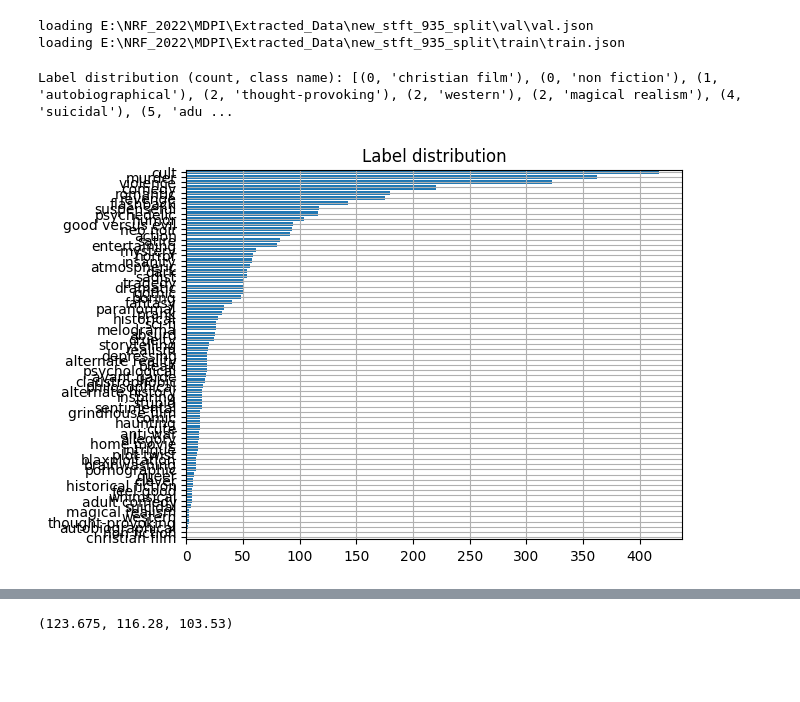
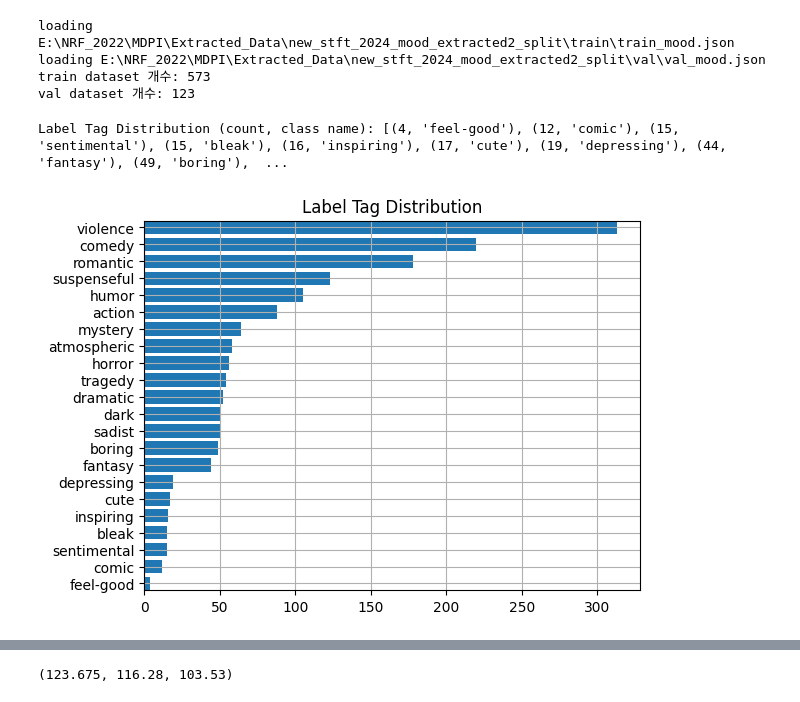
Before and after one commit to sylee97/Automatic-Movie-Tagging, a Jupyter notebook: train5.ipynb, the cells around one changed output, grey strips where cells are left out. Drawn from its saved outputs; the diff is of its cells as text; code cells hidden in the pictures; blank space fills up the shorter version.

Commit message:
Add train test22 (new mood tag_1, bceloss)

```diff
--- a/train5.ipynb
+++ b/train5.ipynb
@@ -68,43 +70,47 @@ class MpstDataset(Dataset):
         return len(self.imgs)
 # %%
 # Let's take a look at the data we have. To do it we need to load the dataset without augmentations.
-img_folder='E:\\NRF_2022\\MDPI\\Extracted_Data\\new_stft_935_split'
+img_folder=r'E:\NRF_2022\MDPI\Extracted_Data\new_stft_2024_mood_extracted2_split'
 split_train='train'
 split_val='val'
-dataset_val = MpstDataset(img_folder, os.path.join(img_folder, 'val', 'val.json'), None, split_val)
-dataset_train = MpstDataset(img_folder, os.path.join(img_folder, 'train', 'train.json'), None, split_train)
+dataset_train = MpstDataset(img_folder, os.path.join(img_folder, 'train', 'train_mood.json'), None, split_train)
+dataset_val = MpstDataset(img_folder, os.path.join(img_folder, 'val', 'val_mood.json'), None, split_val)
+print(f"train dataset 개수: {len(dataset_train)}")
+print(f"val dataset 개수: {len(dataset_val)}")
 
-# A simple function for visualization.
-def show_sample(img, binary_img_labels):
-    # Convert the binary labels back to the text representation.
-    img_labels = np.array(dataset_val.classes)[np.argwhere(binary_img_labels > 0)[:, 0]]
-    plt.imshow(img)
-    plt.title("{}".format(', '.join(img_labels)))
-    plt.axis('off')
-    plt.show()
+# # A simple function for visualization.
+# def show_sample(img, binary_img_labels):
+#     # Convert the binary labels back to the text representation.
+#     img_labels = np.array(dataset_val.classes)[np.argwhere(binary_img_labels > 0)[:, 0]]
+#     plt.imshow(img)
+#     plt.title("{}".format(', '.join(img_labels)))
+#     plt.axis('off')
+#     plt.show()
 
 # for sample_id in range(5):
 #     show_sample(*dataset_val[sample_id])
 # %% [output]
-loading E:\NRF_2022\MDPI\Extracted_Data\new_stft_935_split\val\val.json
-loading E:\NRF_2022\MDPI\Extracted_Data\new_stft_935_split\train\train.json
+loading E:\NRF_2022\MDPI\Extracted_Data\new_stft_2024_mood_extracted2_split\train\train_mood.json
+loading E:\NRF_2022\MDPI\Extracted_Data\new_stft_2024_mood_extracted2_split\val\val_mood.json
+train dataset 개수: 573
+val dataset 개수: 123
 # %%
 # Calculate label distribution for the entire dataset (train + val)
 samples = dataset_val.annos + dataset_train.annos
 samples = np.array(samples)
 with printoptions(precision=3, suppress=True):
     class_counts = np.sum(samples, axis=0)
     # Sort labels according to their frequency in the dataset.
     sorted_ids = np.array([i[0] for i in sorted(enumerate(class_counts), key=lambda x: x[1])], dtype=int)
-    print('Label distribution (count, class name):', list(zip(class_counts[sorted_ids].astype(int), np.array(dataset_val.classes)[sorted_ids])))
+    print('Label Tag Distribution (count, class name):', list(zip(class_counts[sorted_ids].astype(int), np.array(dataset_val.classes)[sorted_ids])))
     # plt.barh(range(len(dataset_val.classes)), width=class_counts[sorted_ids])
     plt.barh(range(len(dataset_val.classes)), width=class_counts[sorted_ids])
     plt.yticks(range(len(dataset_val.classes)), np.array(dataset_val.classes)[sorted_ids])
     plt.gca().margins(y=0)
     plt.grid()
-    plt.title('Label distribution')
+    plt.title('Label Tag Distribution')
     plt.show()
 # %% [output]
-Label distribution (count, class name): [(0, 'christian film'), (0, 'non fiction'), (1, 'autobiographical'), (2, 'thought-provoking'), (2, 'western'), (2, 'magical realism'), (4, 'suicidal'), (5, 'adu ...
+Label Tag Distribution (count, class name): [(4, 'feel-good'), (12, 'comic'), (15, 'sentimental'), (15, 'bleak'), (16, 'inspiring'), (17, 'cute'), (19, 'depressing'), (44, 'fantasy'), (49, 'boring'),  ...
-[figure, old version]
+[figure, new version]
 # %%
```
Also changed, not shown: parts of 26 cells of this notebook.
